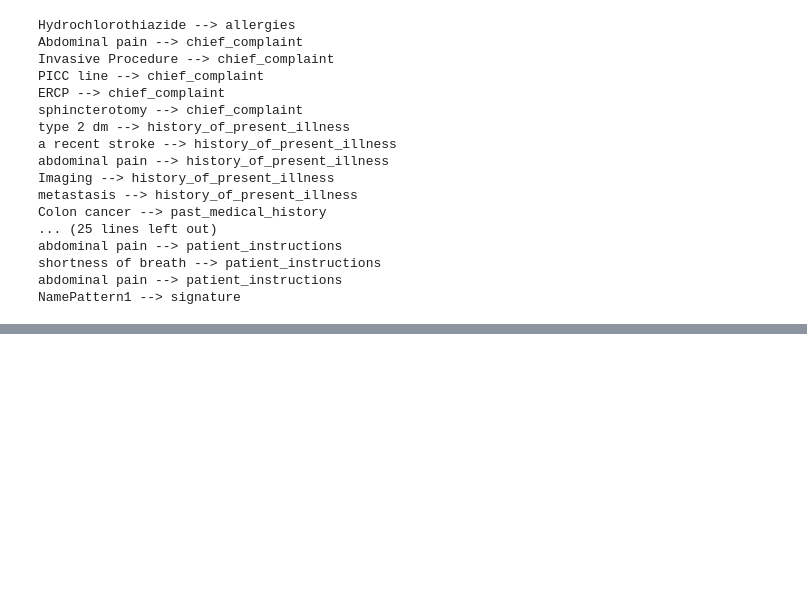
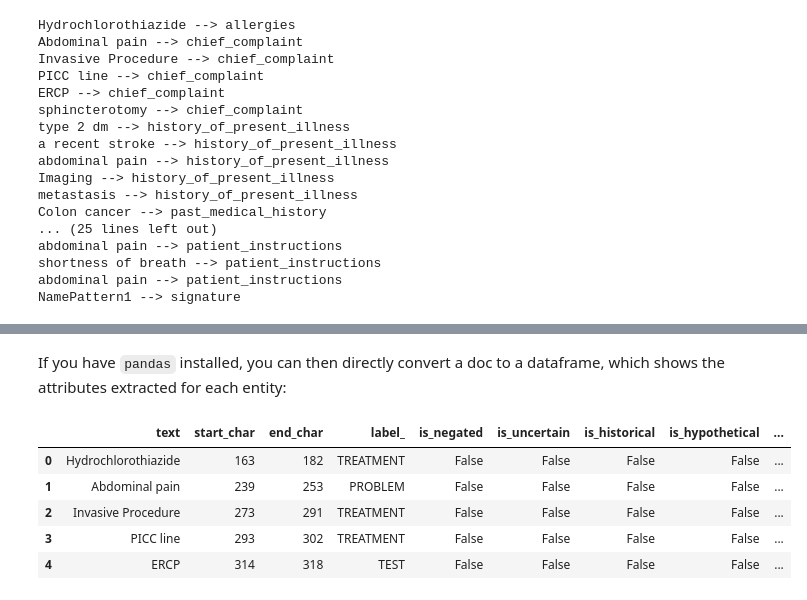
Before and after one commit to medspacy/OHDSI_Tutorial, a Jupyter notebook: MedspaCy-OHDSI-Demo.ipynb, the cells around one changed output, grey strips where cells are left out. Drawn from its saved outputs; the diff is of its cells as text; code cells hidden in the pictures; blank space fills up the shorter version.

Commit message:
update notebook to include all processing steps

```diff
--- a/MedspaCy-OHDSI-Demo.ipynb
+++ b/MedspaCy-OHDSI-Demo.ipynb
@@ -33,3 +73,6 @@ with urllib.request.urlopen(url) as f:
+# %%
+with open("../medspacy/notebooks/discharge_summary.txt") as f:
+    text = f.read()
 # %%
 print(text[:500])
 # %% [output]
@@ -318,0 +443,2 @@ NamePattern1 --> signature
+# %%
+doc_consumer = DocConsumer(nlp, dtypes=("ent", "context", "section", "doc"))
@@ -318,0 +447,4 @@ NamePattern1 --> signature
+# %%
+nlp.add_pipe(doc_consumer)
+# %%
+doc = nlp(text)
@@ -318,0 +471,2 @@ NamePattern1 --> signature
+# %% [markdown]
+If you have `pandas` installed, you can then directly convert a doc to a dataframe, which shows the attributes extracted for each entity:
@@ -318,0 +475,9 @@ NamePattern1 --> signature
+# %%
+doc._.to_dataframe("ent").head()
+# %% [output]
+|  | text | start_char | end_char | label_ | is_negated | is_uncertain | is_historical | is_hypothetical | ... |
+| 0 | Hydrochlorothiazide | 163 | 182 | TREATMENT | False | False | False | False | ... |
+| 1 | Abdominal pain | 239 | 253 | PROBLEM | False | False | False | False | ... |
+| 2 | Invasive Procedure | 273 | 291 | TREATMENT | False | False | False | False | ... |
+| 3 | PICC line | 293 | 302 | TREATMENT | False | False | False | False | ... |
+| 4 | ERCP | 314 | 318 | TEST | False | False | False | False | ... |
```
Also changed, not shown: parts of 77 cells of this notebook.
